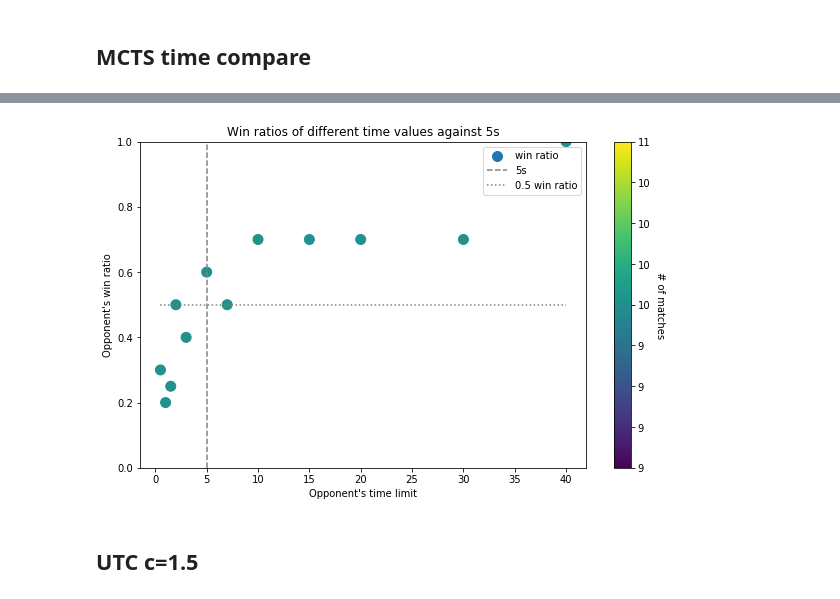
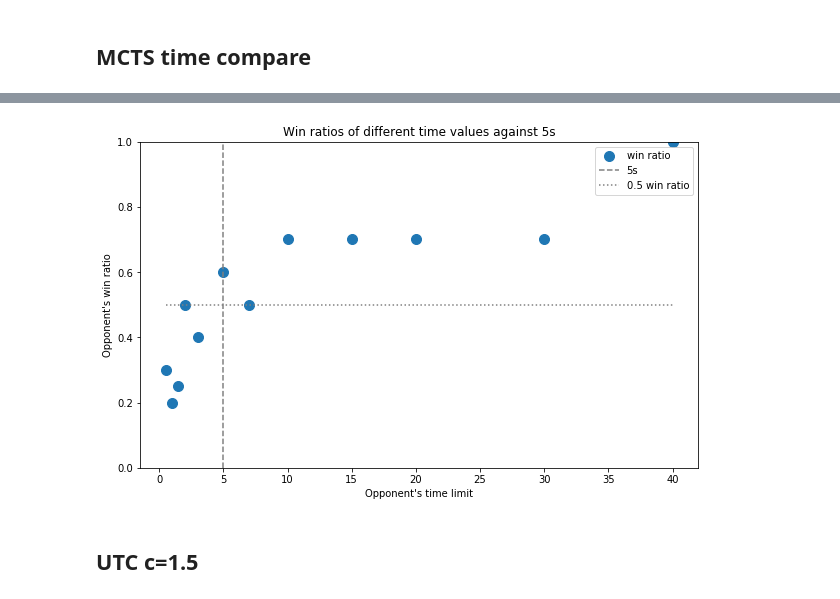
Before and after one commit to C4ptainCrunch/thesis, a Jupyter notebook: source/notebooks/query-cloudwatch.ipynb, the cells around one changed output, grey strips where cells are left out. Drawn from its saved outputs; the diff is of its cells as text; code cells hidden in the pictures.

```diff
--- a/source/notebooks/query-cloudwatch.ipynb
+++ b/source/notebooks/query-cloudwatch.ipynb
@@ -171,29 +162,31 @@ grouped
 # %%
 plt.figure(figsize=(10, 6))
 
 plt.scatter(
     grouped.index,
     grouped['mean'],
-    c=grouped['count'],
+    #c=grouped['count'],
     label='win ratio',
     s=100
 )
 
 plt.vlines(5, 0, 1, linestyles='dashed', label="5s", color="grey")
 plt.hlines(0.5, grouped.index.min() , grouped.index.max(), linestyles='dotted', label="0.5 win ratio", color="grey")
 plt.legend()
-cb = plt.colorbar()
-cb.set_label('# of matches', rotation=270)
-cb.ax.set_yticklabels([int(i) for i in cb.get_ticks()])
-cb.ax.get_yaxis().labelpad = 15
+#cb = plt.colorbar()
+#cb.set_label('# of matches', rotation=270)
+#cb.ax.set_yticklabels([int(i) for i in cb.get_ticks()])
+#cb.ax.get_yaxis().labelpad = 15
 
 plt.ylim(0, 1)
 
 plt.title("Win ratios of different time values against 5s");
 plt.xlabel("Opponent's time limit")
 plt.ylabel("Opponent's win ratio");
+
+plt.savefig("mcts-time.png")
 # %% [output]
-[figure, old version]
+[figure, new version]
 # %% [markdown]
 ## UTC c=1.5
 # %%
```
Also changed, not shown: parts of 13 cells of this notebook, 3 other files.
